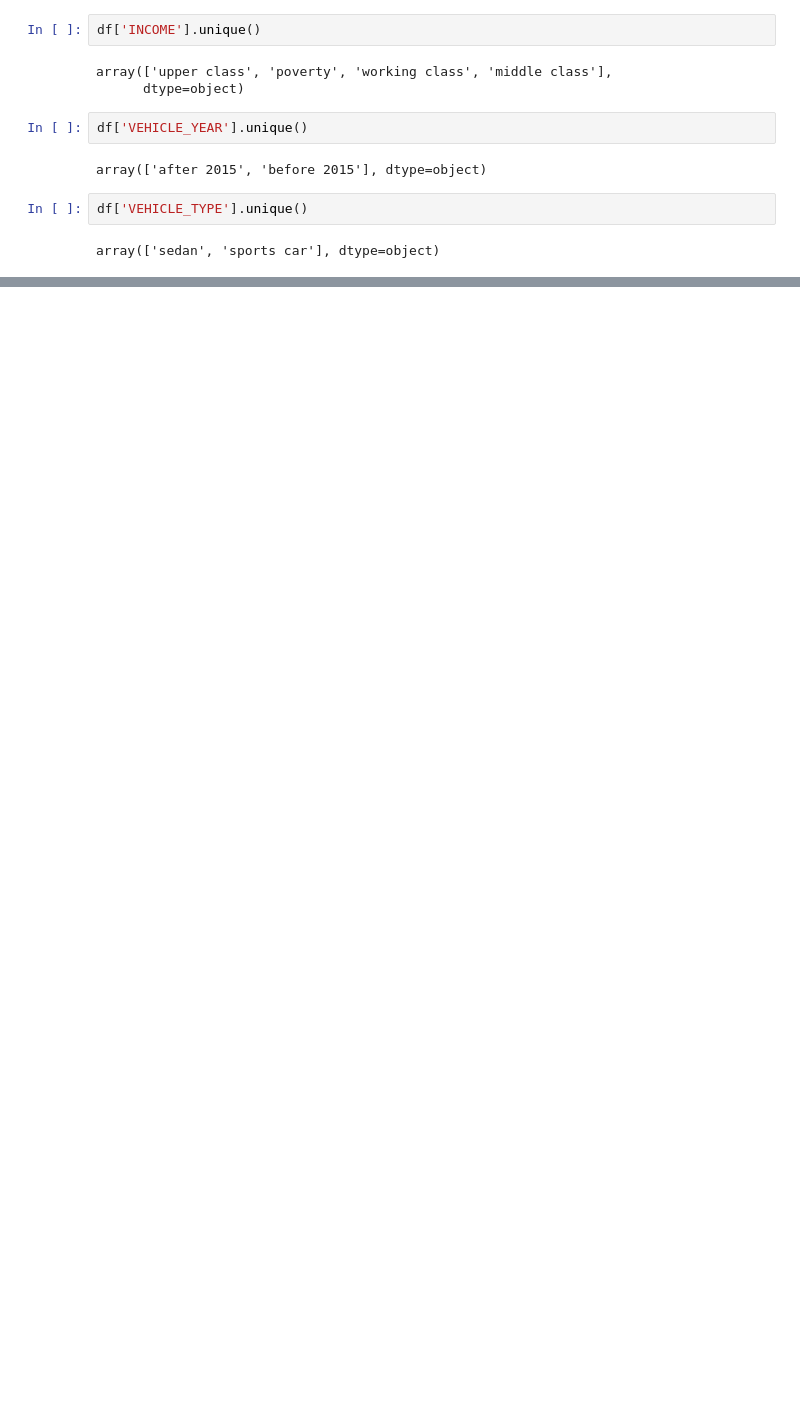
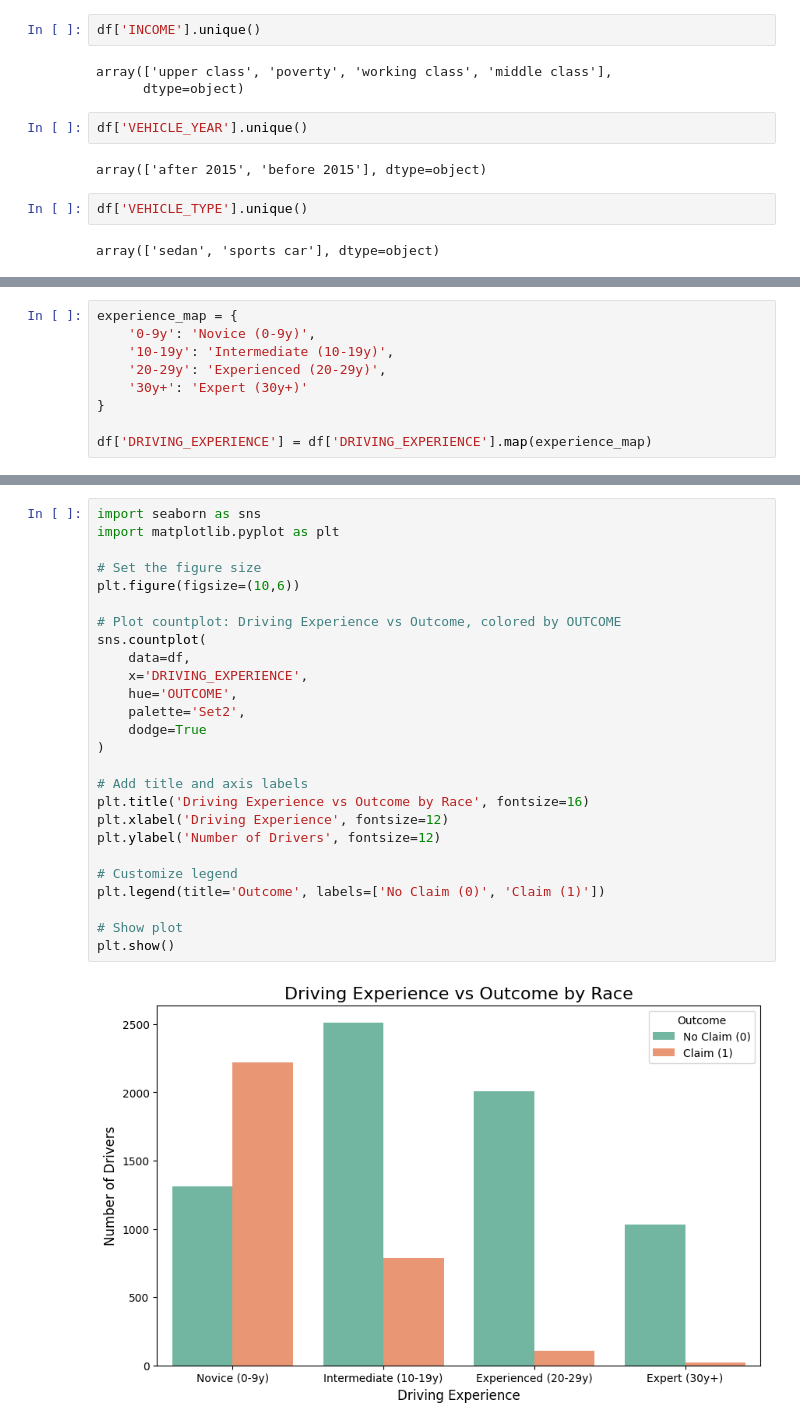
Before and after one commit to farahwadya/Car-insurance-intermediate-machine-learning-project, a Jupyter notebook: Car_insurance_prj.ipynb, the cells around one changed output, grey strips where cells are left out. Drawn from its saved outputs; the diff is of its cells as text; blank space fills up the shorter version.

```diff
--- a/Car_insurance_prj.ipynb
+++ b/Car_insurance_prj.ipynb
@@ -113,0 +116,9 @@ array(['sedan', 'sports car'], dtype=object)
+# %%
+experience_map = {
+    '0-9y': 'Novice (0-9y)',
+    '10-19y': 'Intermediate (10-19y)',
+    '20-29y': 'Experienced (20-29y)',
+    '30y+': 'Expert (30y+)'
+}
+
+df['DRIVING_EXPERIENCE'] = df['DRIVING_EXPERIENCE'].map(experience_map)
@@ -113,0 +165,28 @@ array(['sedan', 'sports car'], dtype=object)
+# %%
+import seaborn as sns
+import matplotlib.pyplot as plt
+
+# Set the figure size
+plt.figure(figsize=(10,6))
+
+# Plot countplot: Driving Experience vs Outcome, colored by OUTCOME
+sns.countplot(
+    data=df,
+    x='DRIVING_EXPERIENCE',
+    hue='OUTCOME',
+    palette='Set2',
+    dodge=True
+)
+
+# Add title and axis labels
+plt.title('Driving Experience vs Outcome by Race', fontsize=16)
+plt.xlabel('Driving Experience', fontsize=12)
+plt.ylabel('Number of Drivers', fontsize=12)
+
+# Customize legend
+plt.legend(title='Outcome', labels=['No Claim (0)', 'Claim (1)'])
+
+# Show plot
+plt.show()
+# %% [output]
+[figure, added]
```
Also changed, not shown: parts of 11 cells of this notebook.
